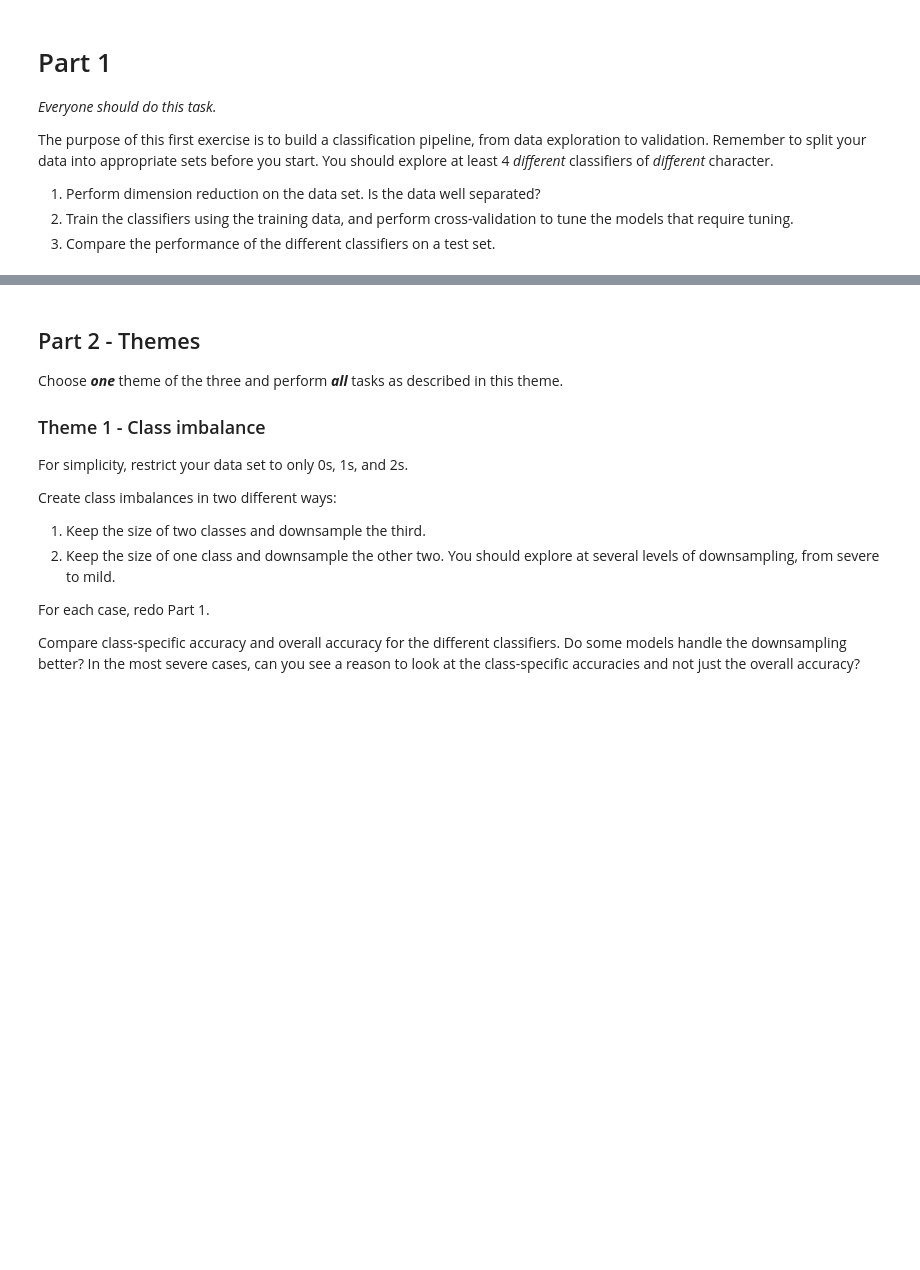
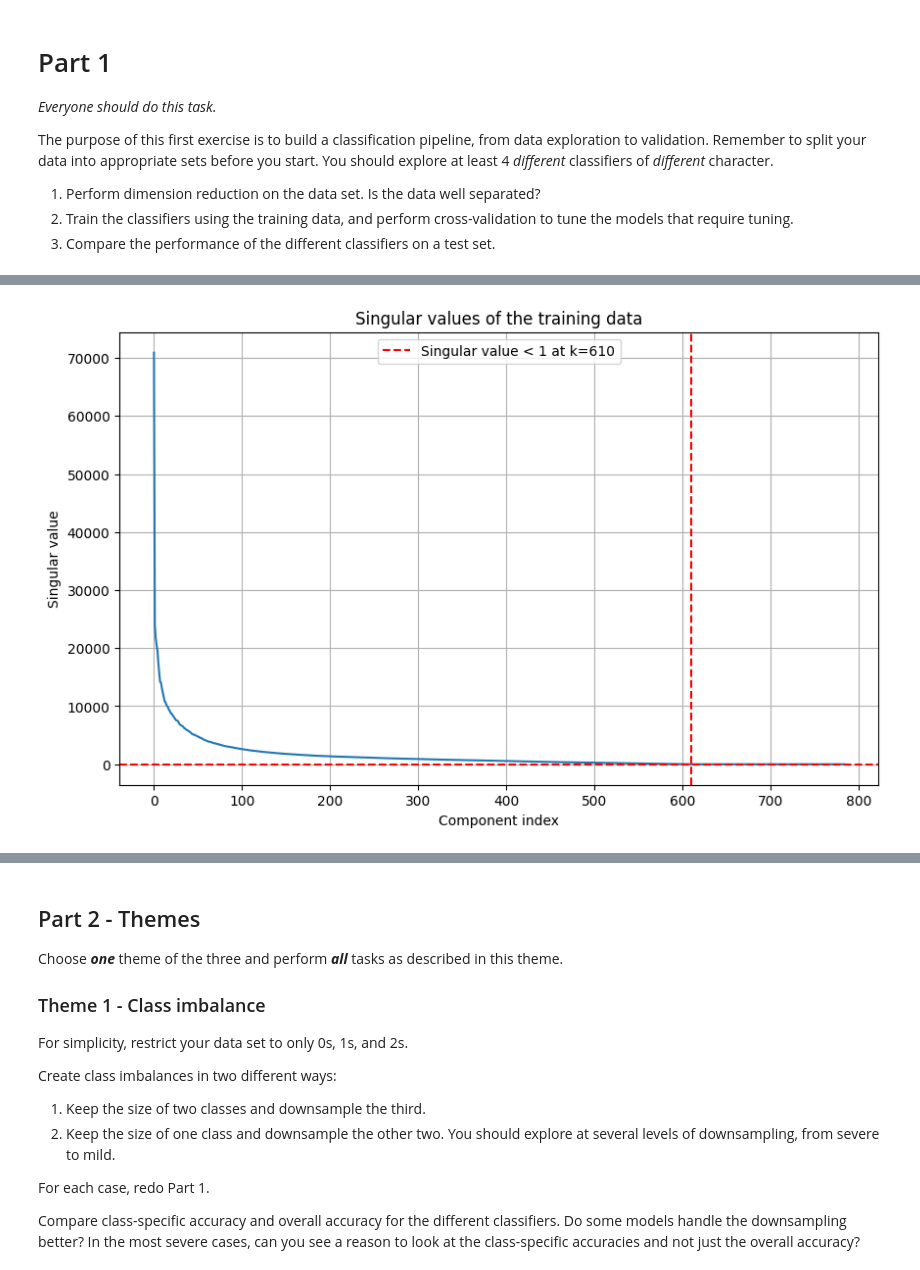
Before and after one commit to CleosCleopatra/Big_data_1, a Jupyter notebook: project1Py.ipynb, the cells around one changed output, grey strips where cells are left out. Saved outputs shown, nothing was run; the diff lists cells and outputs as text; code cells hidden in the pictures; blank space fills up the shorter version.

```diff
--- a/project1Py.ipynb
+++ b/project1Py.ipynb
@@ -218,0 +269,23 @@ plt.imshow(X_recon[0].reshape(28, 28), cmap='gray')
+# %%
+"""
+
+#Typical selection rule to look at about how many patterns are relevant:
+for i, d in enumerate(S_train):
+    if d < 1:
+        indx_1 = i
+        d_1 = d
+        break
+
+plt.figure(figsize=(10, 6))
+plt.plot(S_train[:1000])
+plt.axhline(y=d_1, color='r', linestyle='--', label=f'Singular value < 1 at k={indx_1}')
+plt.axvline(x=indx_1, color='r', linestyle='--')
+plt.xlabel('Component index')
+plt.ylabel('Singular value')
+plt.title('Singular values of the training data')
+plt.grid(True)
+plt.legend()
+plt.show()
+"""
+# %% [output]
+[figure, added]
```
Also changed, not shown: parts of 9 cells of this notebook.
